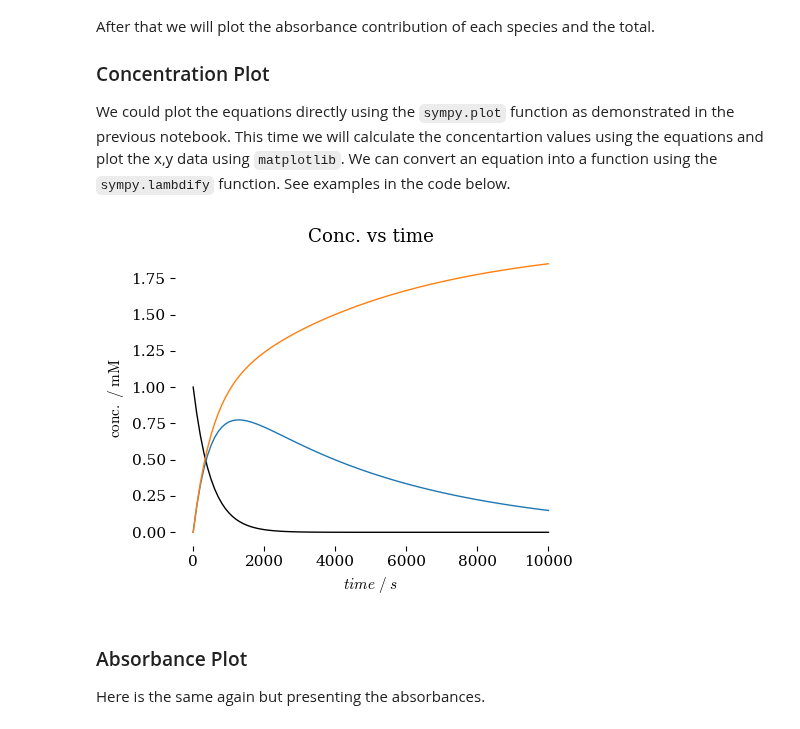
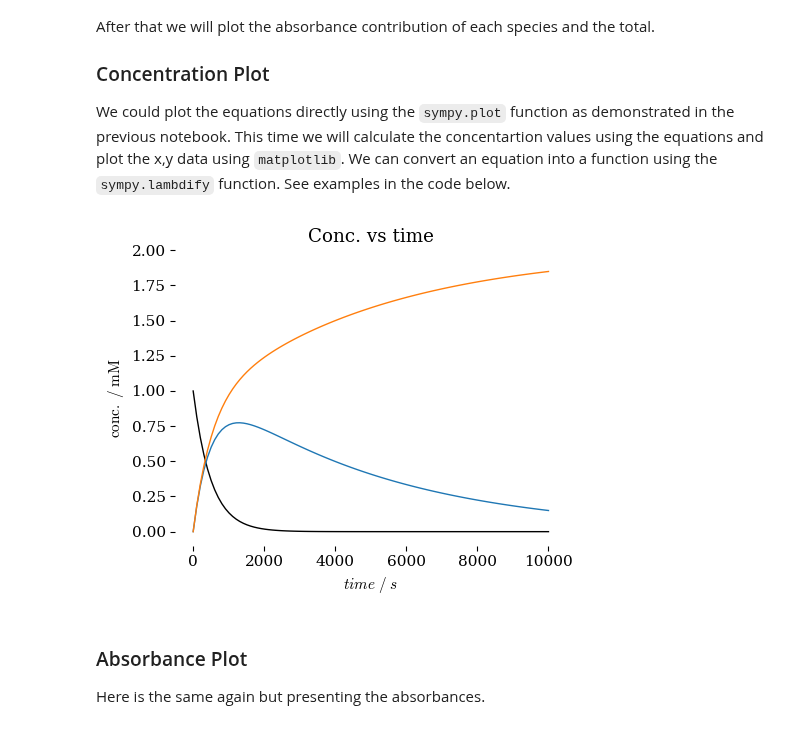
Before and after one commit to blinkletter/4410PythonNotebooks, a Jupyter notebook: Class_10/03-Kirby2_PlotEqsFromPaper.ipynb, the cells around one changed output. Saved outputs shown, nothing was run; the diff lists cells and outputs as text; code cells hidden in the pictures.

```diff
--- a/Class_10/03-Kirby2_PlotEqsFromPaper.ipynb
+++ b/Class_10/03-Kirby2_PlotEqsFromPaper.ipynb
@@ -408,37 +408,35 @@ y = fI(time, A0_conc, k_1, k_2)
 ax.plot(x, y,
         linestyle = '-',            ### use a line between points
  #       linewidth='0.5',            ### make the line thin
         color = 'C1',            ### the line is black
         zorder = 0                  ### everything is in layer 0 (the bottom layer in this case)
         )
 
 x = time
 y = fP(time, A0_conc, k_1, k_2)
 ax.plot(x, y,
         linestyle = '-',            ### use a line between points
  #       linewidth='0.5',            ### make the line thin
         color = 'C2',            ### the line is black
         zorder = 0                  ### everything is in layer 0 (the bottom layer in this case)
         )
 #########################################
 ### Add more style
 #########################################
 
 ax.set(ylabel=r"$\rm conc.\;/\;mM $",
         xlabel=r"$time\; /\; s$",
         title = "Conc. vs time",
         xlim=[None, None],
-        ylim=[None, None])
+        ylim=[-0.1, 2])
 
 
 fig.tight_layout()  # otherwise the right y-label is slightly clipped
 
 fig.savefig("plot.pdf")    # use this to save the figure in PDF format
 plt.show()                 # output the combined four plots
-
-# r_I and r_P are the relative extinction coefficients for A and I w.r.t. A
 # %% [output]
-[figure, old version]
+[figure, new version]
 # %% [markdown]
 ### Absorbance Plot
 
```
Also changed, not shown: parts of 1 cell of this notebook, 4 other files.
